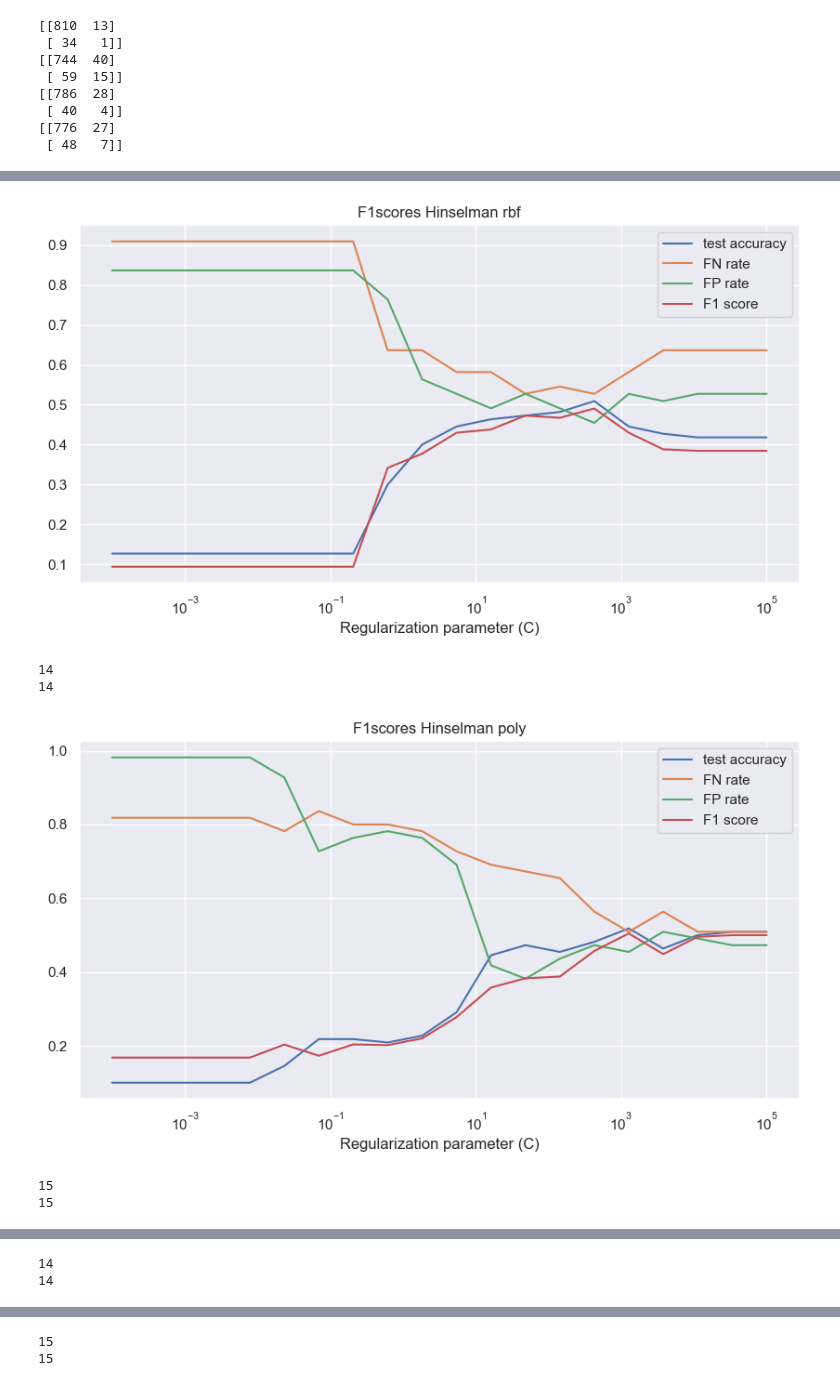
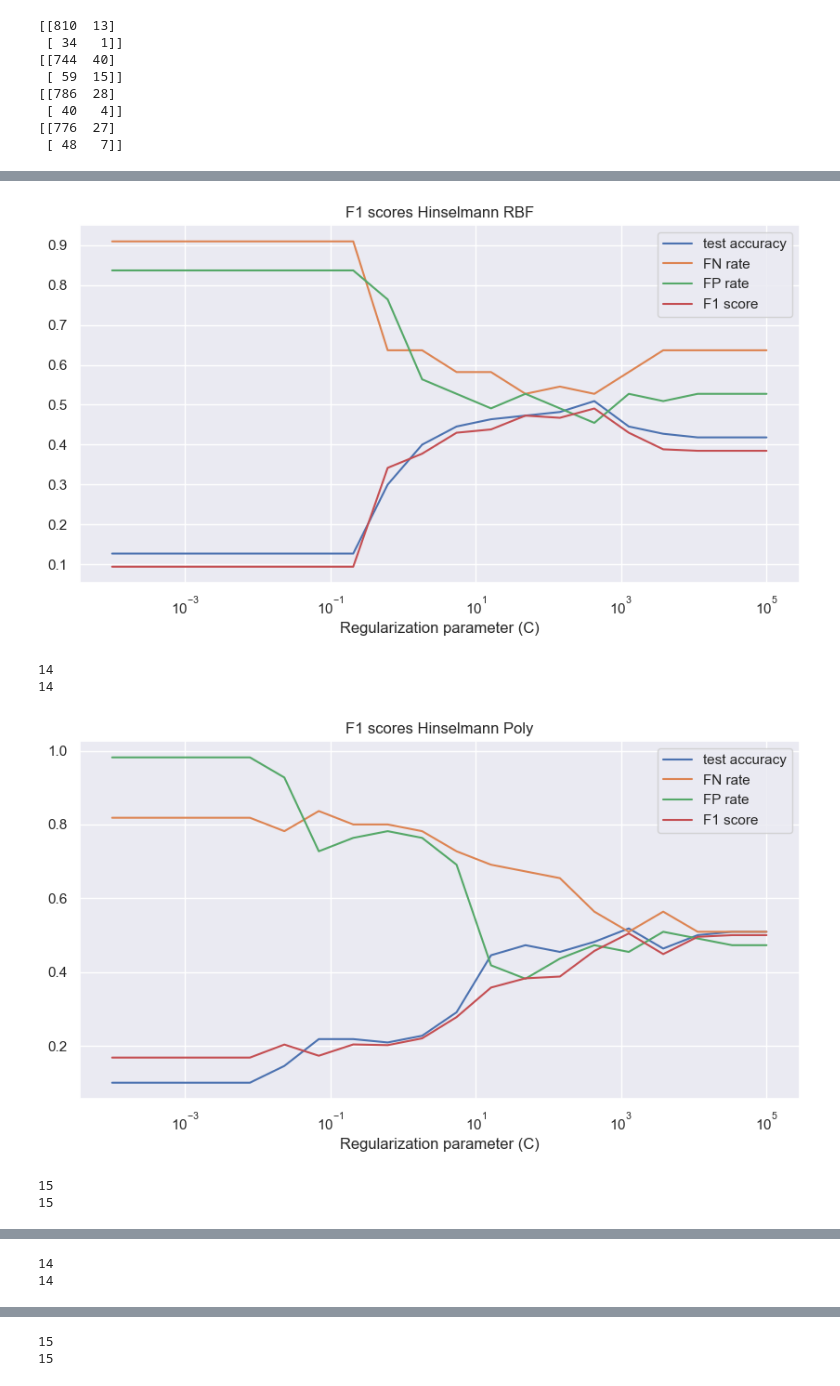
Before and after one commit to NeekTheGiraffe/cervical-cancer-model, a Jupyter notebook: BE 175 Final Project Cervical Cancer Prediction.ipynb, the cells around one changed output, grey strips where cells are left out. Cells and saved outputs as stored; diff of their text form; code cells hidden in the pictures.

Commit message:
Simplify figure-saving code

```diff
--- a/BE 175 Final Project Cervical Cancer Prediction.ipynb
+++ b/BE 175 Final Project Cervical Cancer Prediction.ipynb
@@ -25,6 +25,7 @@ else:
 x, y = cerv_data.iloc[:,:-4], cerv_data.iloc[:,-4:]
 # print(x)
 # print(y)
+target_var_names = ['Hinselmann', 'Schiller', 'Citology', 'Biopsy']
 # %% [output]
 36
 # %%
@@ -379,61 +380,28 @@ Biopsy rbf 100000.0
 Biopsy poly 100000.0
 # %%
 ## F1 score
-for a in range(4):
-    for b in range(2):
+for a, target_var in enumerate(target_var_names):
+    for b, kernel_name in enumerate(['RBF', 'Poly']):
         plt.figure(figsize=(10,5))
         plt.plot(c_values,cv_data[a,b,:], label = 'test accuracy')
         plt.plot(c_values,cv_FN[a,b,:], label = 'FN rate')
         plt.plot(c_values,cv_FP[a,b,:], label = 'FP rate')
         plt.plot(c_values,cv_f1[a,b,:], label = 'F1 score')
         #plt.title('{0} {1}'.format(tests[a].name, kernels_options[b]))
         plt.xscale('log')
         plt.xlabel('Regularization parameter (C)')
         plt.legend()
-        if a == 0:
-            if b == 0:
-                plt.title("F1scores Hinselman rbf")
-                plt.savefig("figures/F1scores Hinselman_rbf.png", dpi = 200, orientation = 'landscape')
-
-            if b == 1:
-                plt.title("F1scores Hinselman poly")
-                plt.savefig("figures/F1scores Hinselman_poly.png", dpi = 200, orientation = 'landscape')
-
-        if a == 1:
-            if b == 0:
-                plt.title("F1scores Schiller rbf")
-                plt.savefig("figures/F1scores schiller_rbf.png", dpi = 200, orientation = 'landscape')
-
-            if b == 1:
-                plt.title("F1scores Schiller poly")
-                plt.savefig("figures/F1scores schiller_poly.png", dpi = 200, orientation = 'landscape')
-
-        if a == 2:
-            if b == 0:
-                plt.title("F1scores Citology rbf")
-                plt.savefig("figures/F1scores citology_rbf.png", dpi = 200, orientation = 'landscape')
-
-            if b == 1:
-                plt.title("F1scores Citology poly")
-                plt.savefig("figures/F1scores citology_poly.png", dpi = 200, orientation = 'landscape')
-
-        if a == 3:
-            if b == 0:
-                plt.title("F1scores Biopsy rbf")
-                plt.savefig("figures/F1scores biopsy_rbf.png", dpi = 200, orientation = 'landscape')
-
-            if b == 1:
-                plt.title("F1scores Biopsy poly")
-                plt.savefig("figures/F1scores biopsy_poly.png", dpi = 200, orientation = 'landscape')
-
+        plt.title('F1 scores {0} {1}'.format(target_var, kernel_name))
+        plt.savefig('figures/f1scores_{0}_{1}.png'.format(target_var, kernel_name),
+                    dpi=200, orientation='landscape')
 
         plt.show()
         print(np.argmax(cv_f1[a,b,:]))
         print(np.argmin(cv_mis[a,b,:]))
 # %% [output]
-[figure, old version]
+[figure, new version]
 14
 14
-[figure, old version]
+[figure, new version]
 15
 15
```
Also changed, not shown: parts of 1 cell of this notebook, 16 other files.
